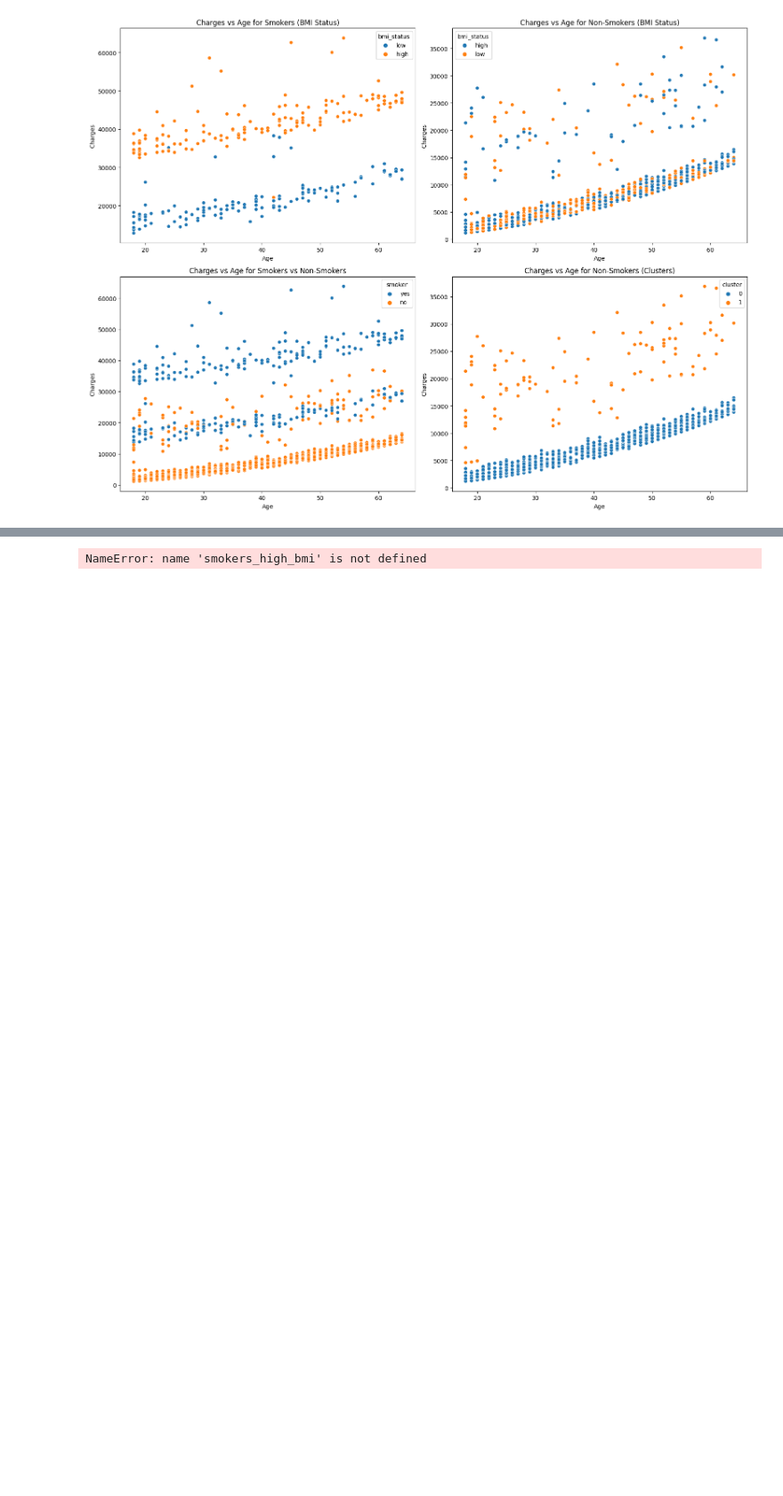
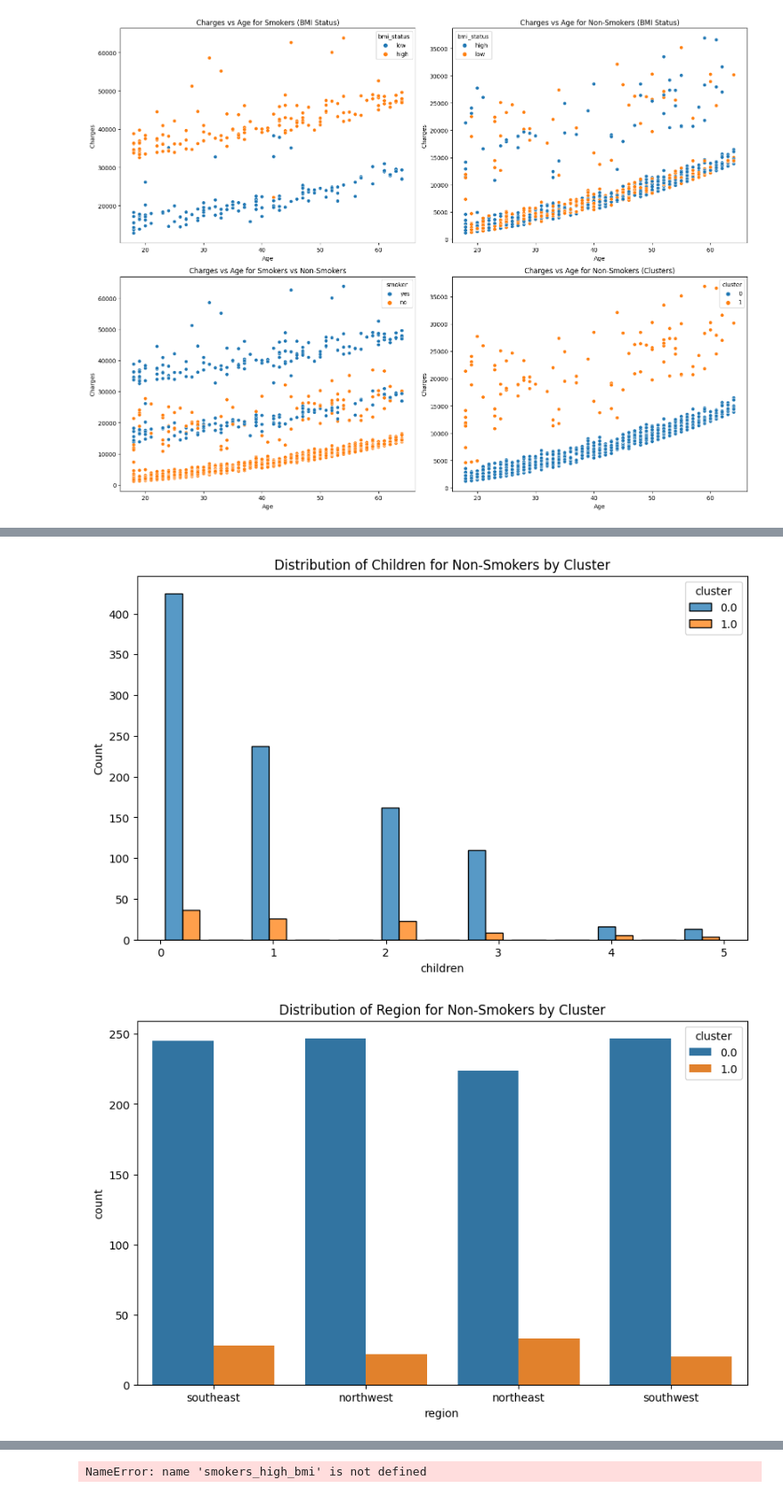
Before and after one commit to mukherjeesrijit/data-science-projects, a Jupyter notebook: us-medical-insurance-project.ipynb, the cells around one changed output, grey strips where cells are left out. Shown at 89% size. Drawn from its saved outputs; the diff is of its cells as text; code cells hidden in the pictures; blank space fills up the shorter version.

```diff
--- a/us-medical-insurance-project.ipynb
+++ b/us-medical-insurance-project.ipynb
@@ -548,0 +593,36 @@ For example, when doing 'df[col].method(value, inplace=True)', try using 'df.met
+# %%
+import pandas as pd
+import seaborn as sns
+import matplotlib.pyplot as plt
+
+# Assuming your dataframe is named df
+
+# Filter the dataframe for non-smokers
+filtered_df = df[df['smoker'] == 'no']
+
+# Univariate plot for children with cluster hue
+plt.figure(figsize=(10, 6))
+sns.histplot(data=filtered_df, x='children', hue='cluster', multiple='dodge', shrink=0.8)
+plt.title('Distribution of Children for Non-Smokers by Cluster')
+plt.show()
+
+# Univariate plot for region with cluster hue
+plt.figure(figsize=(10, 6))
+sns.countplot(data=filtered_df, x='region', hue='cluster')
+plt.title('Distribution of Region for Non-Smokers by Cluster')
+plt.show()
+
+# Univariate plot for sex with cluster hue
+plt.figure(figsize=(10, 6))
+sns.countplot(data=filtered_df, x='sex', hue='cluster')
+plt.title('Distribution of Sex for Non-Smokers by Cluster')
+plt.show()
+
+# Univariate plot for charges with cluster hue
+plt.figure(figsize=(10, 6))
+sns.histplot(data=filtered_df, x='charges', hue='cluster', multiple='dodge', kde=True, shrink=0.8)
+plt.title('Distribution of Charges for Non-Smokers by Cluster')
+plt.show()
+# %% [output]
+[figure, added]
+[figure, added]
```
Also changed, not shown: parts of 4 cells of this notebook.
